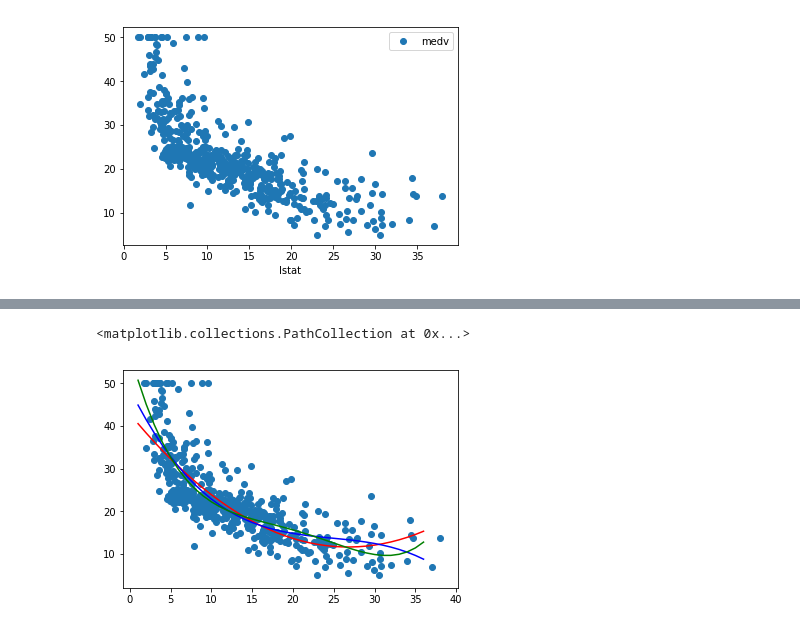
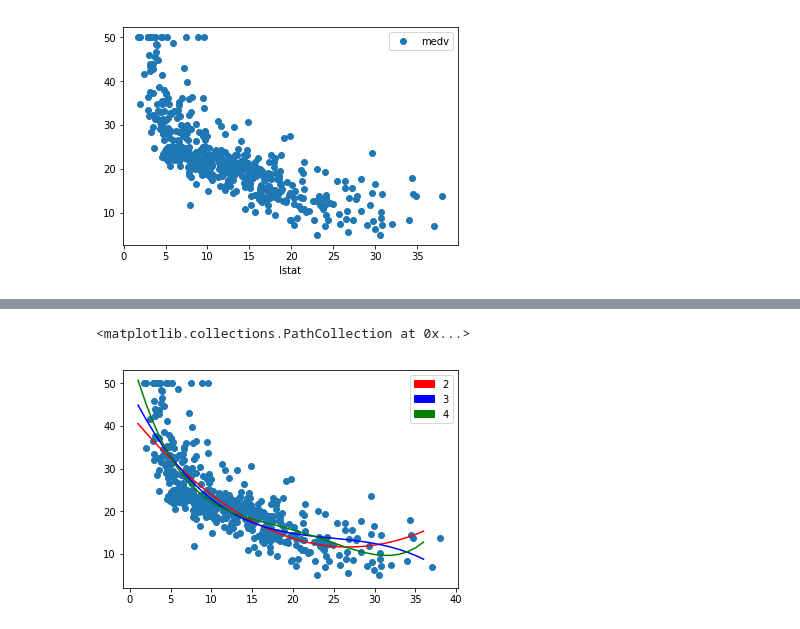
Before and after one commit to sidens1996/AnIntroductionToStatisticalLearning, a Jupyter notebook: ch3 linear regression/ch3.ipynb, the cells around one changed output, grey strips where cells are left out. Drawn from its saved outputs; the diff is of its cells as text; code cells hidden in the pictures.

```diff
--- a/ch3 linear regression/ch3.ipynb
+++ b/ch3 linear regression/ch3.ipynb
@@ -230,18 +253,24 @@ ols5.summary()
 # %%
 
 # numpy矩阵乘积用np.dot表示
 x = np.arange(int(np.min(dataFrame['lstat'].values)), int(np.max(dataFrame['lstat'].values)))
 # plot函数的输入是列向量
-plt.plot(x.reshape(-1, 1), (np.dot(regression5.coef_.reshape(1, 2),
+l1 = plt.plot(x.reshape(-1, 1), (np.dot(regression5.coef_.reshape(1, 2),
                                    (np.asarray([x, x**2]).reshape(2, 36)))
                     + np.full((1, 36), regression5.intercept_)).reshape(-1, 1), 'r')
-plt.plot(x.reshape(-1, 1), (np.dot(regression6.coef_.reshape(1, 3),
+l2 = plt.plot(x.reshape(-1, 1), (np.dot(regression6.coef_.reshape(1, 3),
                                    (np.asarray([x, x**2, x**3]).reshape(3, 36)))
                     + np.full((1, 36), regression6.intercept_)).reshape(-1, 1), 'b')
-plt.plot(x.reshape(-1, 1), (np.dot(regression7.coef_.reshape(1, 4),
+l3 = plt.plot(x.reshape(-1, 1), (np.dot(regression7.coef_.reshape(1, 4),
                                    (np.asarray([x, x**2, x**3, x**4]).reshape(4, 36)))
                     + np.full((1, 36), regression7.intercept_)).reshape(-1, 1), 'g')
+# 设置图例
+import matplotlib.patches as mpatches
+r_patch = mpatches.Patch(color='r', label='2')
+b_patch = mpatches.Patch(color='b', label='3')
+g_patch = mpatches.Patch(color='g', label='4')
+plt.legend(handles=[r_patch, b_patch, g_patch])
 plt.scatter(dataFrame['lstat'], dataFrame['medv'])
 # %% [output]
 <matplotlib.collections.PathCollection at 0x...>
-[figure, old version]
+[figure, new version]
```
Also changed, not shown: parts of 9 cells of this notebook, 1 other file.
